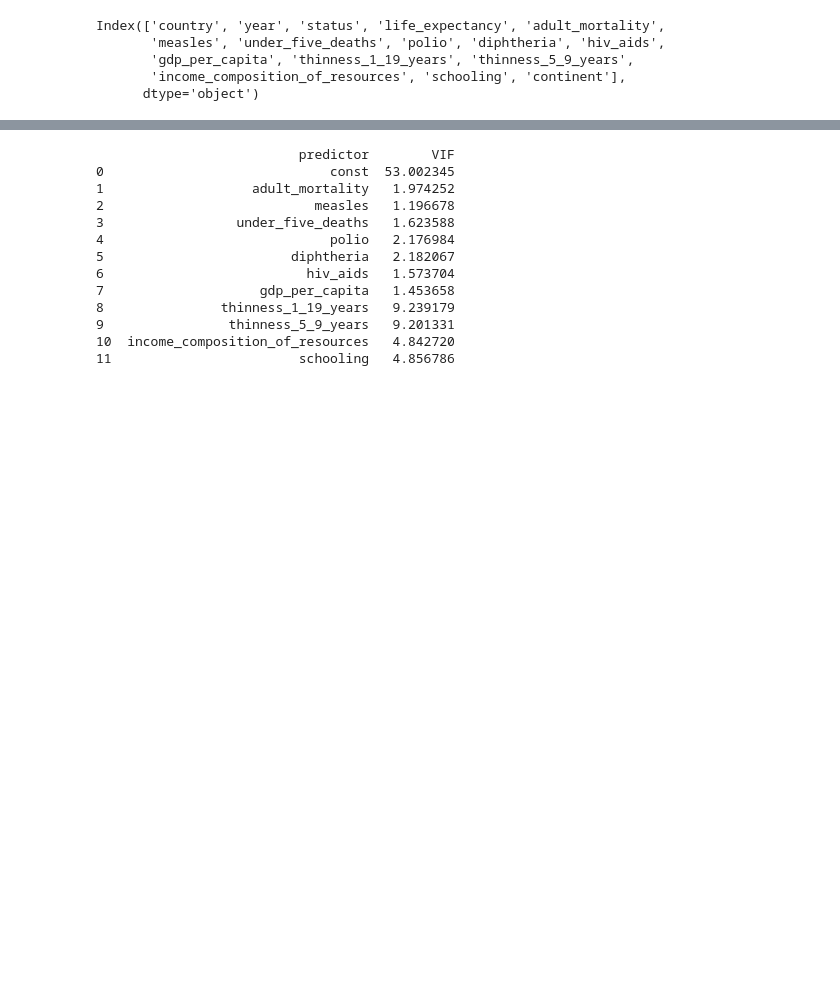
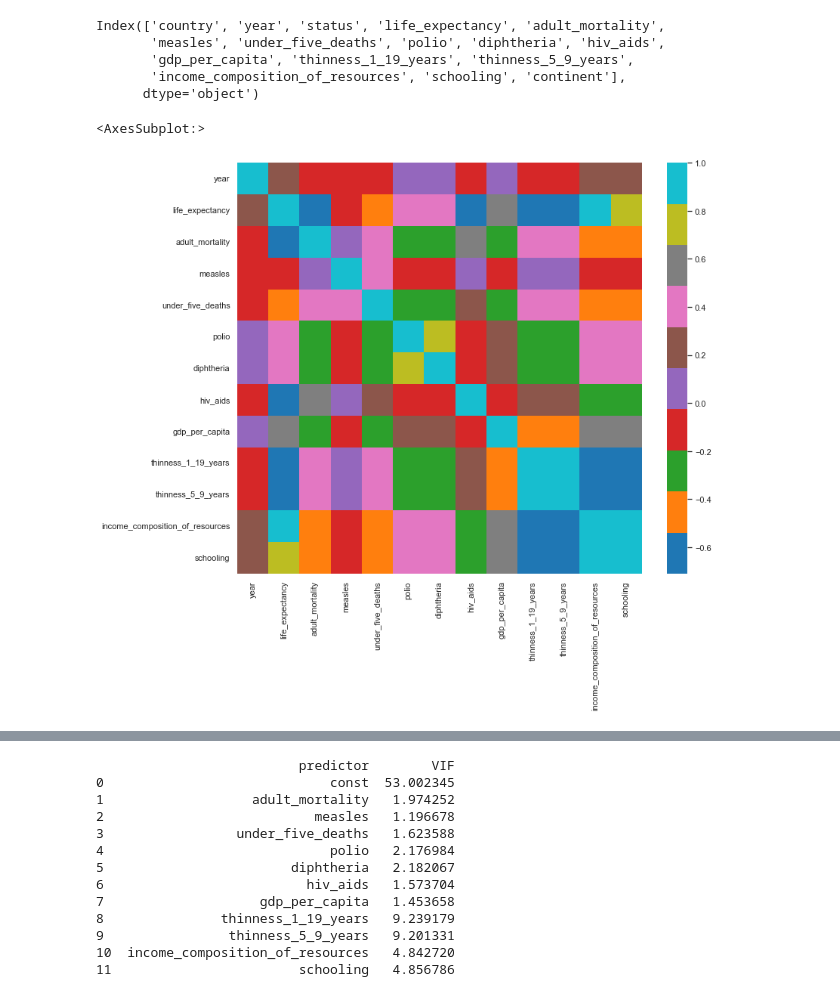
Before and after one commit to jmoss08/303-2-class-demo, a Jupyter notebook: regression_analysis.ipynb, the cells around one changed output, grey strips where cells are left out. Drawn from its saved outputs; the diff is of its cells as text; code cells hidden in the pictures; blank space fills up the shorter version.

```diff
--- a/regression_analysis.ipynb
+++ b/regression_analysis.ipynb
@@ -217,3 +230,9 @@ Index(['country', 'year', 'status', 'life_expectancy', 'adult_mortality',
        'gdp_per_capita', 'thinness_1_19_years', 'thinness_5_9_years',
        'income_composition_of_resources', 'schooling', 'continent'],
       dtype='object')
+# %%
+sns.set(rc={'figure.figsize':(12,10)})
+sns.heatmap(train.corr(), cmap='tab10')
+# %% [output]
+<AxesSubplot:>
+[figure, added]
```
Also changed, not shown: parts of 6 cells of this notebook, 1 other file.
